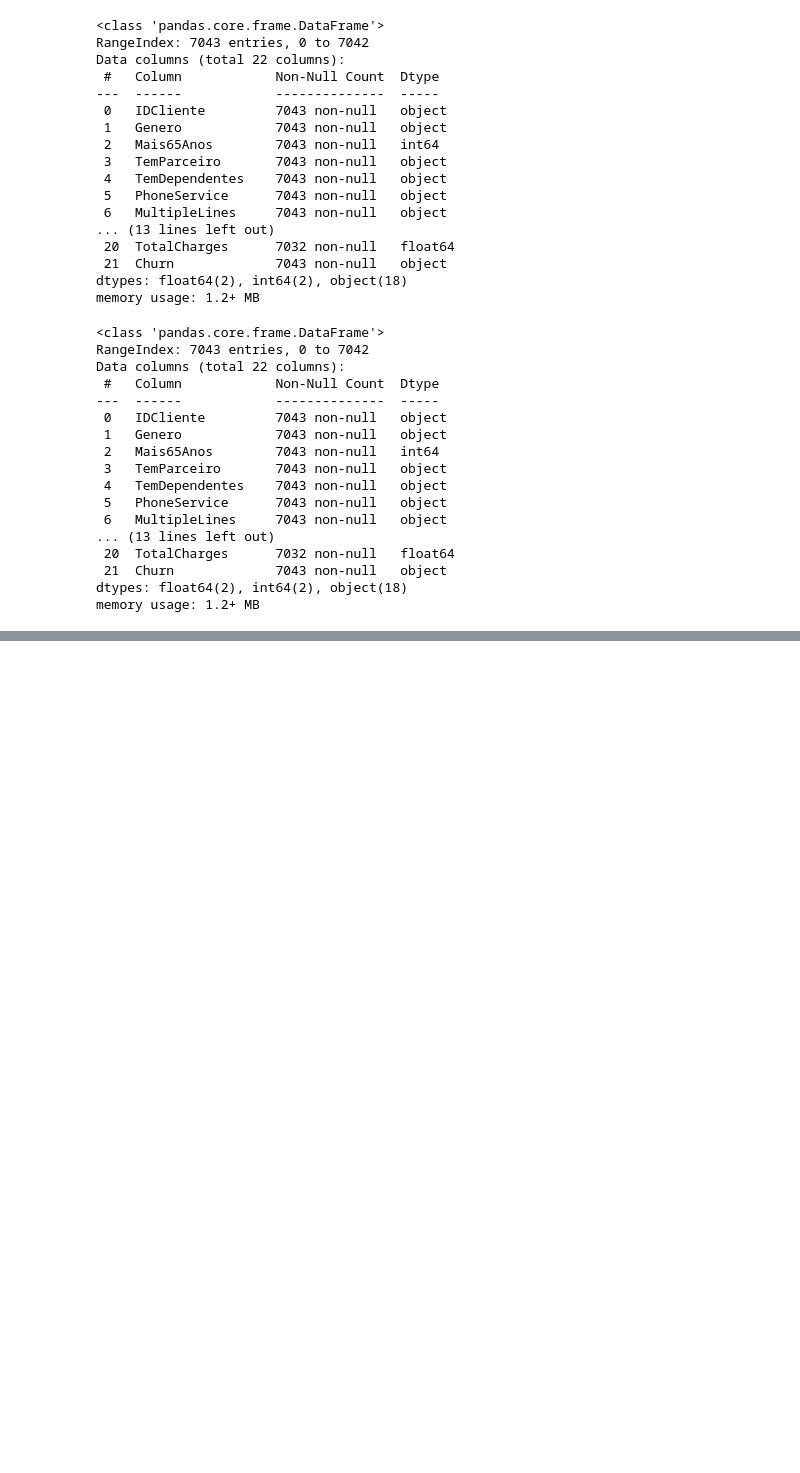
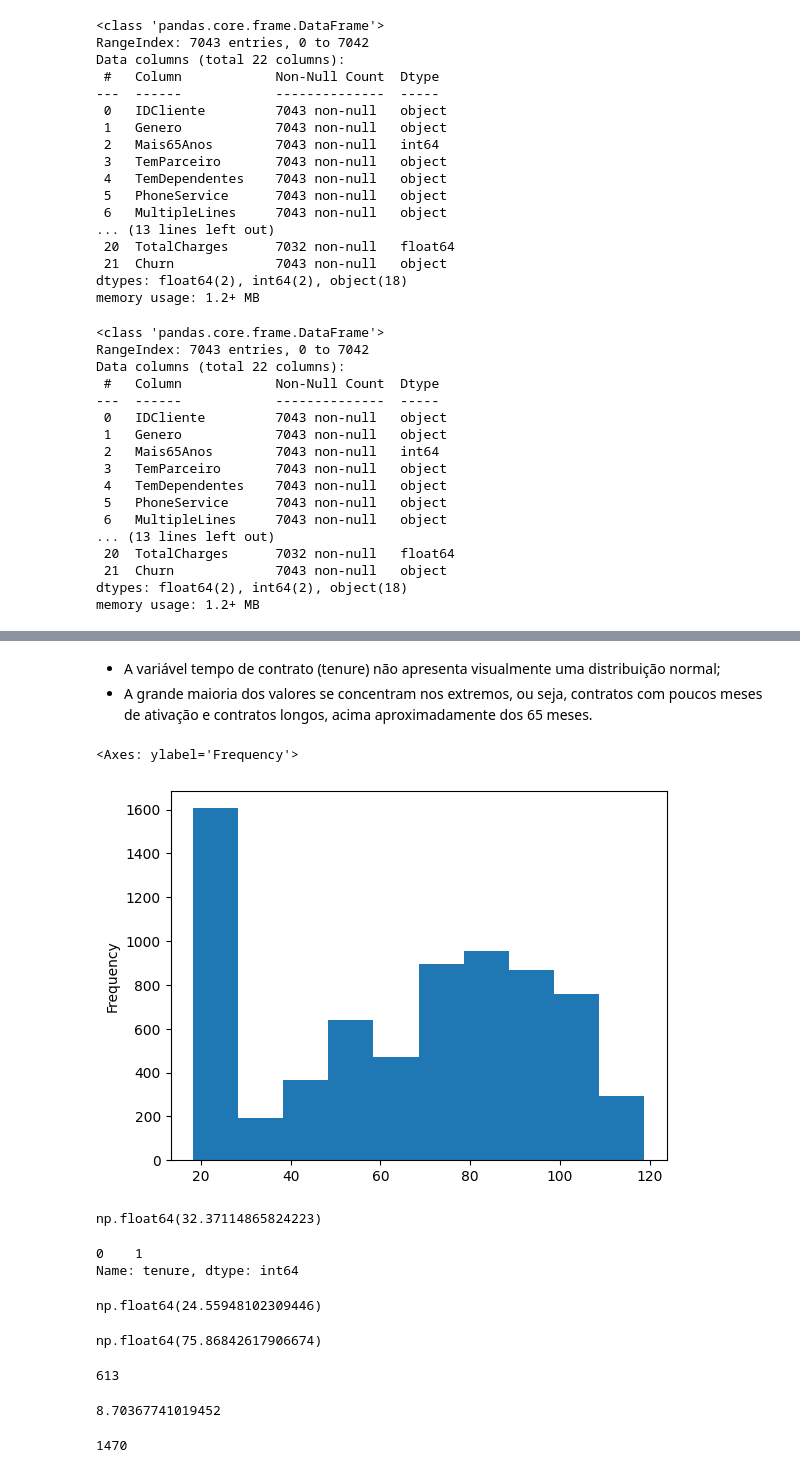
Before and after one commit to viniciusflyssak/cursoIA, a Jupyter notebook: eda_churn.ipynb, the cells around one changed output, grey strips where cells are left out. Cells and saved outputs as stored; diff of their text form; code cells hidden in the pictures; blank space fills up the shorter version.

```diff
--- a/eda_churn.ipynb
+++ b/eda_churn.ipynb
@@ -386,0 +611,45 @@ df_churn.drop(columns=['customerID'], axis=1, inplace=True)
+# %% [markdown]
+- A variável tempo de contrato (tenure) não apresenta visualmente uma distribuição normal;
+- A grande maioria dos valores se concentram nos extremos, ou seja, contratos com poucos meses de ativação e contratos longos, acima aproximadamente dos 65 meses.
+# %%
+# Histograma Monthly Charges
+df_churn.MonthlyCharges.plot.hist()
+# %% [output]
+<Axes: ylabel='Frequency'>
+[figure, added]
+# %%
+# Medidas de posição - Média de tempo de contrato
+df_churn.tenure.mean()
+# %% [output]
+np.float64(32.37114865824223)
+# %%
+# Medidas de posição - Moda tempo de contrato
+df_churn.tenure.mode()
+# %% [output]
+0    1
+Name: tenure, dtype: int64
+# %%
+# Medidas de disperção - Desvio padrão tempo de contrato
+df_churn.tenure.std()
+# %% [output]
+np.float64(24.55948102309446)
+# %%
+# Medidas de disperção - Coeficiente de variação
+df_churn.tenure.std() / df_churn.tenure.mean() * 100
+# %% [output]
+np.float64(75.86842617906674)
+# %%
+# Quando os clientes possuem 1 mês de contrato
+len(df_churn[(df_churn.tenure == 1)])
+# %% [output]
+613
+# %%
+# Quando os clientes de 1 mês de contrato representam percentualmente
+len(df_churn[(df_churn.tenure == 1)]) / len(df_churn) * 100
+# %% [output]
+8.70367741019452
+# %%
+# Quando os clientes possuem entre 1 e 6 meses de contrato
+len(df_churn[(df_churn.tenure >= 1) & (df_churn.tenure <= 6)])
+# %% [output]
+1470
```
Also changed, not shown: parts of 59 cells of this notebook, 5 other files.
